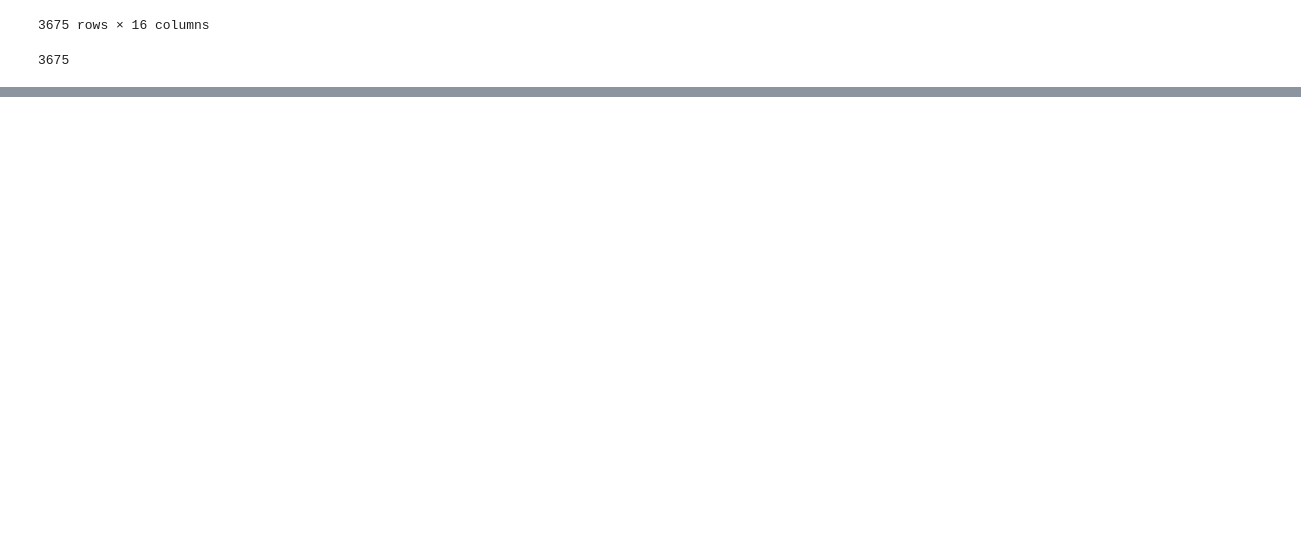
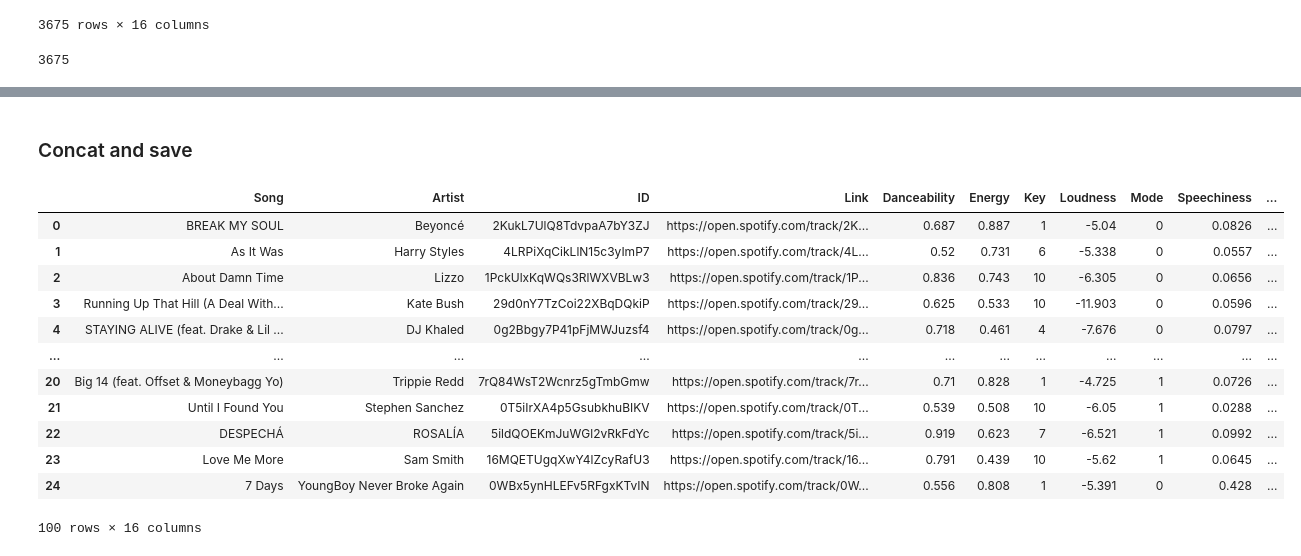
Before and after one commit to Alfon22A/Spot-me-songs, a Jupyter notebook: Solution.ipynb, the cells around one changed output, grey strips where cells are left out. Saved outputs shown, nothing was run; the diff lists cells and outputs as text; code cells hidden in the pictures; blank space fills up the shorter version.

```diff
--- a/Solution.ipynb
+++ b/Solution.ipynb
@@ -362,0 +358,2 @@ song["tracks"]["items"][0]["id"]
+# %%
+hot_100_0_data = get_audio_features(hot_100_0)
@@ -362,0 +378,2 @@ song["tracks"]["items"][0]["id"]
+# %%
+hot_100_1_data = get_audio_features(hot_100_1)
@@ -362,0 +398,2 @@ song["tracks"]["items"][0]["id"]
+# %%
+hot_100_2_data= get_audio_features(hot_100_2)
@@ -362,0 +418,2 @@ song["tracks"]["items"][0]["id"]
+# %%
+hot_100_3_data = get_audio_features(hot_100_3)
@@ -362,0 +438,19 @@ song["tracks"]["items"][0]["id"]
+# %% [markdown]
+### Concat and save
+# %%
+hot_100_data = pd.concat([hot_100_0_data, hot_100_1_data, hot_100_2_data, hot_100_3_data])
+hot_100_data
+# %% [output]
+|  | Song | Artist | ID | Link | Danceability | Energy | Key | Loudness | Mode | Speechiness | ... |
+| 0 | BREAK MY SOUL | Beyoncé | 2KukL7UlQ8TdvpaA7bY3ZJ | https://open.spotify.com/track/2K... | 0.687 | 0.887 | 1 | -5.04 | 0 | 0.0826 | ... |
+| 1 | As It Was | Harry Styles | 4LRPiXqCikLlN15c3yImP7 | https://open.spotify.com/track/4L... | 0.52 | 0.731 | 6 | -5.338 | 0 | 0.0557 | ... |
+| 2 | About Damn Time | Lizzo | 1PckUlxKqWQs3RlWXVBLw3 | https://open.spotify.com/track/1P... | 0.836 | 0.743 | 10 | -6.305 | 0 | 0.0656 | ... |
+| 3 | Running Up That Hill (A Deal With... | Kate Bush | 29d0nY7TzCoi22XBqDQkiP | https://open.spotify.com/track/29... | 0.625 | 0.533 | 10 | -11.903 | 0 | 0.0596 | ... |
+| 4 | STAYING ALIVE (feat. Drake & Lil ... | DJ Khaled | 0g2Bbgy7P41pFjMWJuzsf4 | https://open.spotify.com/track/0g... | 0.718 | 0.461 | 4 | -7.676 | 0 | 0.0797 | ... |
+| ... | ... | ... | ... | ... | ... | ... | ... | ... | ... | ... | ... |
+| 20 | Big 14 (feat. Offset & Moneybagg Yo) | Trippie Redd | 7rQ84WsT2Wcnrz5gTmbGmw | https://open.spotify.com/track/7r... | 0.71 | 0.828 | 1 | -4.725 | 1 | 0.0726 | ... |
+| 21 | Until I Found You | Stephen Sanchez | 0T5iIrXA4p5GsubkhuBIKV | https://open.spotify.com/track/0T... | 0.539 | 0.508 | 10 | -6.05 | 1 | 0.0288 | ... |
+| 22 | DESPECHÁ | ROSALÍA | 5ildQOEKmJuWGl2vRkFdYc | https://open.spotify.com/track/5i... | 0.919 | 0.623 | 7 | -6.521 | 1 | 0.0992 | ... |
+| 23 | Love Me More | Sam Smith | 16MQETUgqXwY4lZcyRafU3 | https://open.spotify.com/track/16... | 0.791 | 0.439 | 10 | -5.62 | 1 | 0.0645 | ... |
+| 24 | 7 Days | YoungBoy Never Broke Again | 0WBx5ynHLEFv5RFgxKTvIN | https://open.spotify.com/track/0W... | 0.556 | 0.808 | 1 | -5.391 | 0 | 0.428 | ... |
+100 rows × 16 columns
```
Also changed, not shown: parts of 32 cells of this notebook, 2 other files.
